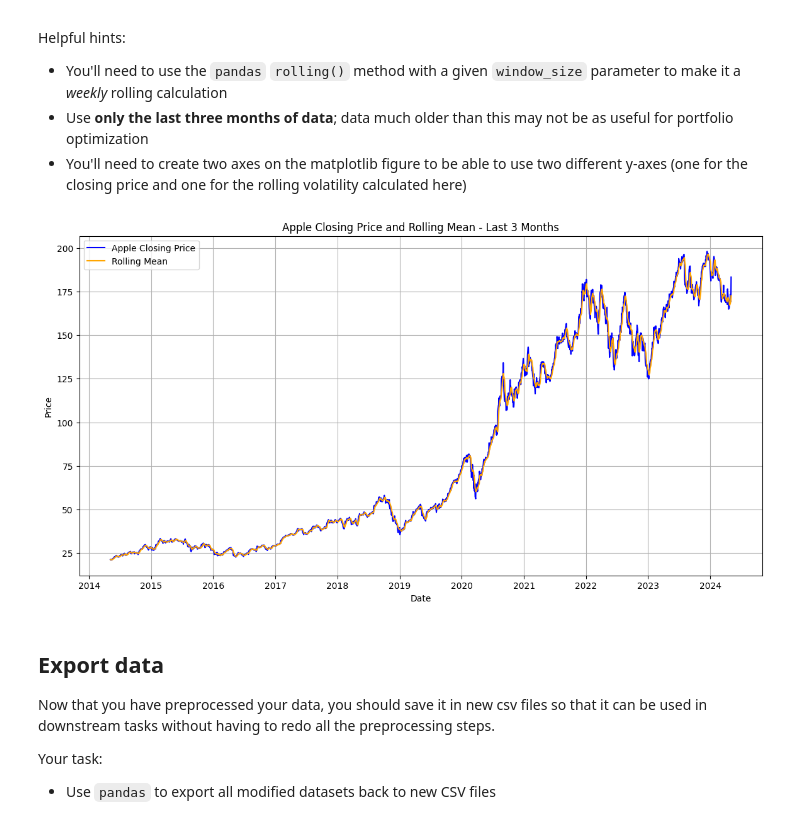
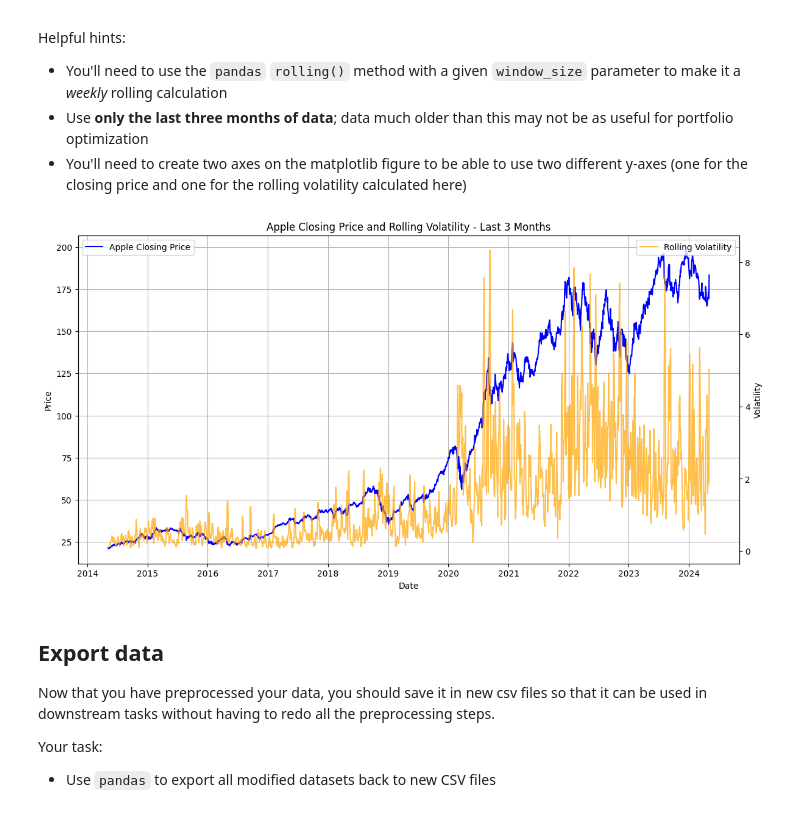
Before and after one commit to rednag/udacity-nd881-project-1, a Jupyter notebook: Preparing-for-data-analysis-project-student.ipynb, the cells around one changed output. Drawn from its saved outputs; the diff is of its cells as text; code cells hidden in the pictures.

```diff
--- a/Preparing-for-data-analysis-project-student.ipynb
+++ b/Preparing-for-data-analysis-project-student.ipynb
@@ -477,22 +549,25 @@ Helpful hints:
 window_size = 7
 # %%
 # Calculate rolling one-week volatility
-apple_stock_historical['Rolling Mean'] = apple_stock_historical['Close/Last'].rolling(window=window_size).mean()
-apple_stock_historical['Rolling Mean'] = apple_stock_historical['Rolling Mean'].bfill()
+apple_stock_historical['Rolling Volatility'] = apple_stock_historical['Close/Last'].rolling(window=window_size).std()
+apple_stock_historical['Rolling Volatility'] = apple_stock_historical['Rolling Volatility'].bfill()
 # %%
 # Plot the calculated rolling weekly volatility of Apple's closing price against Apple's closing price
 # Plot these on the same chart, but using different y-axes
-plt.figure(figsize=(14, 7))
-plt.plot(apple_stock_historical.index, apple_stock_historical['Close/Last'], label='Apple Closing Price', color='blue')
-plt.plot(apple_stock_historical.index, apple_stock_historical['Rolling Mean'], label='Rolling Mean', color='orange')
-plt.title('Apple Closing Price and Rolling Mean - Last 3 Months')
-plt.xlabel('Date')
-plt.ylabel('Price')
-plt.legend()
-plt.grid()
+fig, ax = plt.subplots(figsize=(14, 7))
+ax2 = ax.twinx()
+ax.plot(apple_stock_historical.index, apple_stock_historical['Close/Last'], label='Apple Closing Price', color='blue')
+ax2.plot(apple_stock_historical.index, apple_stock_historical['Rolling Volatility'], label='Rolling Volatility', color='orange', alpha=0.7)
+ax.set_title('Apple Closing Price and Rolling Volatility - Last 3 Months')
+ax.set_xlabel('Date')
+ax.set_ylabel('Price')
+ax2.set_ylabel('Volatility')
+ax.legend(loc='upper left')
+ax2.legend(loc='upper right')
+ax.grid()
 plt.show()
 # %% [output]
-[figure, old version]
+[figure, new version]
 # %% [markdown]
 ## Export data
 
```
Also changed, not shown: parts of 6 cells of this notebook.
